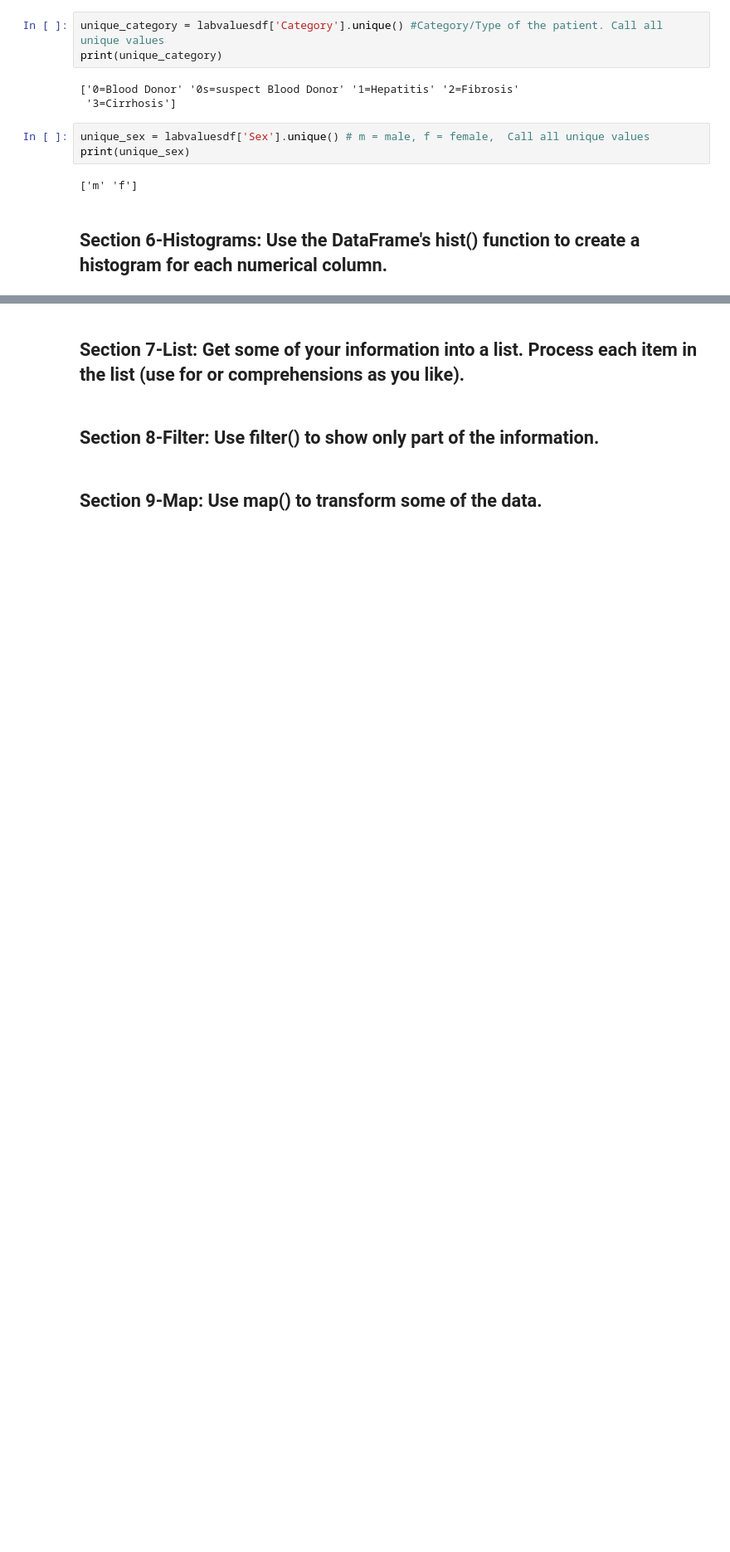
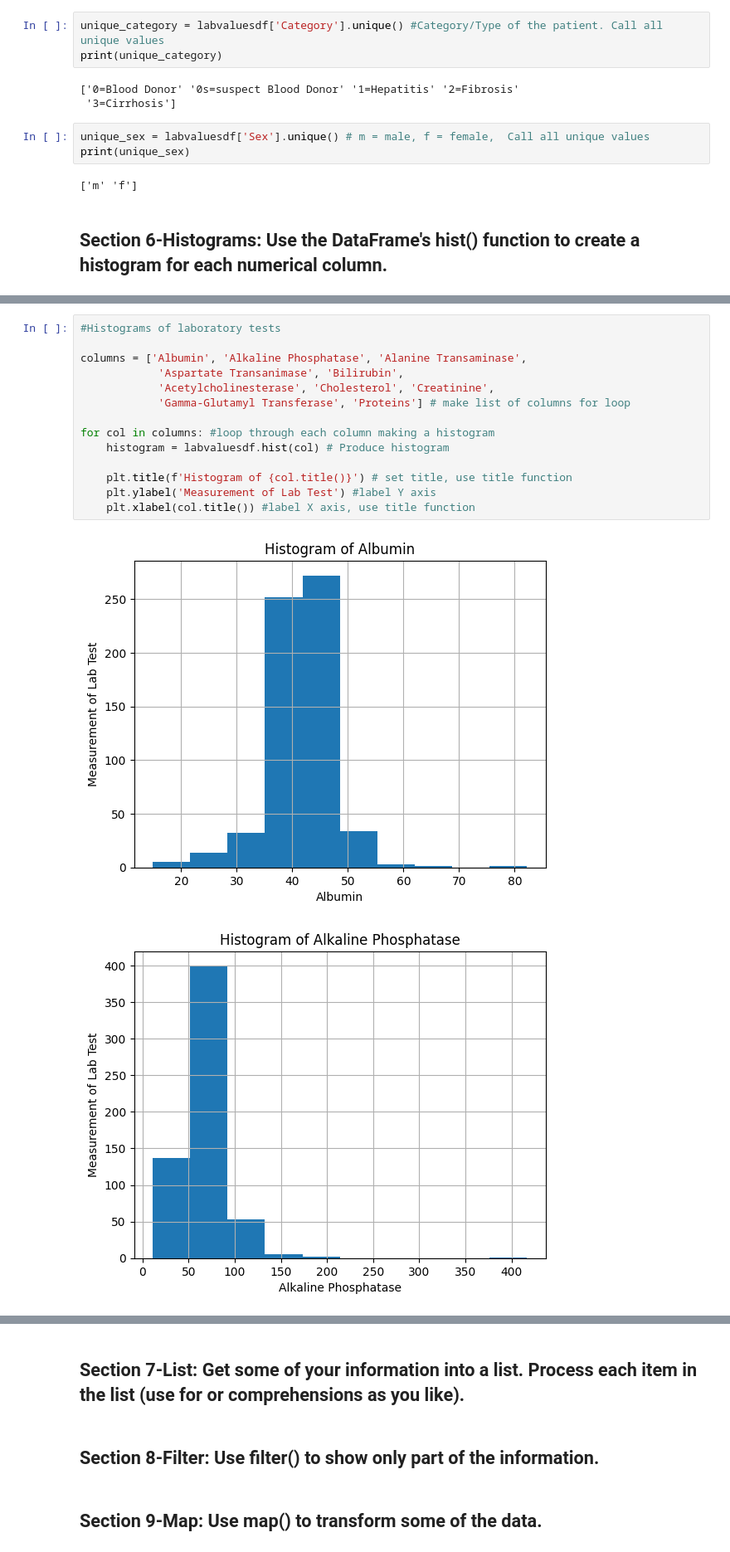
Before and after one commit to adriacv17/datafun-06-projects, a Jupyter notebook: task3_labvalues.ipynb, the cells around one changed output, grey strips where cells are left out. Shown at 83% size. Cells and saved outputs as stored; diff of their text form; blank space fills up the shorter version.

```diff
--- a/task3_labvalues.ipynb
+++ b/task3_labvalues.ipynb
@@ -97,0 +119,17 @@ print(unique_sex)
+# %%
+#Histograms of laboratory tests
+
+columns = ['Albumin', 'Alkaline Phosphatase', 'Alanine Transaminase',
+            'Aspartate Transanimase', 'Bilirubin',
+            'Acetylcholinesterase', 'Cholesterol', 'Creatinine',
+            'Gamma-Glutamyl Transferase', 'Proteins'] # make list of columns for loop
+
+for col in columns: #loop through each column making a histogram
+    histogram = labvaluesdf.hist(col) # Produce histogram
+
+    plt.title(f'Histogram of {col.title()}') # set title, use title function
+    plt.ylabel('Measurement of Lab Test') #label Y axis
+    plt.xlabel(col.title()) #label X axis, use title function
+# %% [output]
+[figure, added]
+[figure, added]
```
Also changed, not shown: parts of 6 cells of this notebook.
